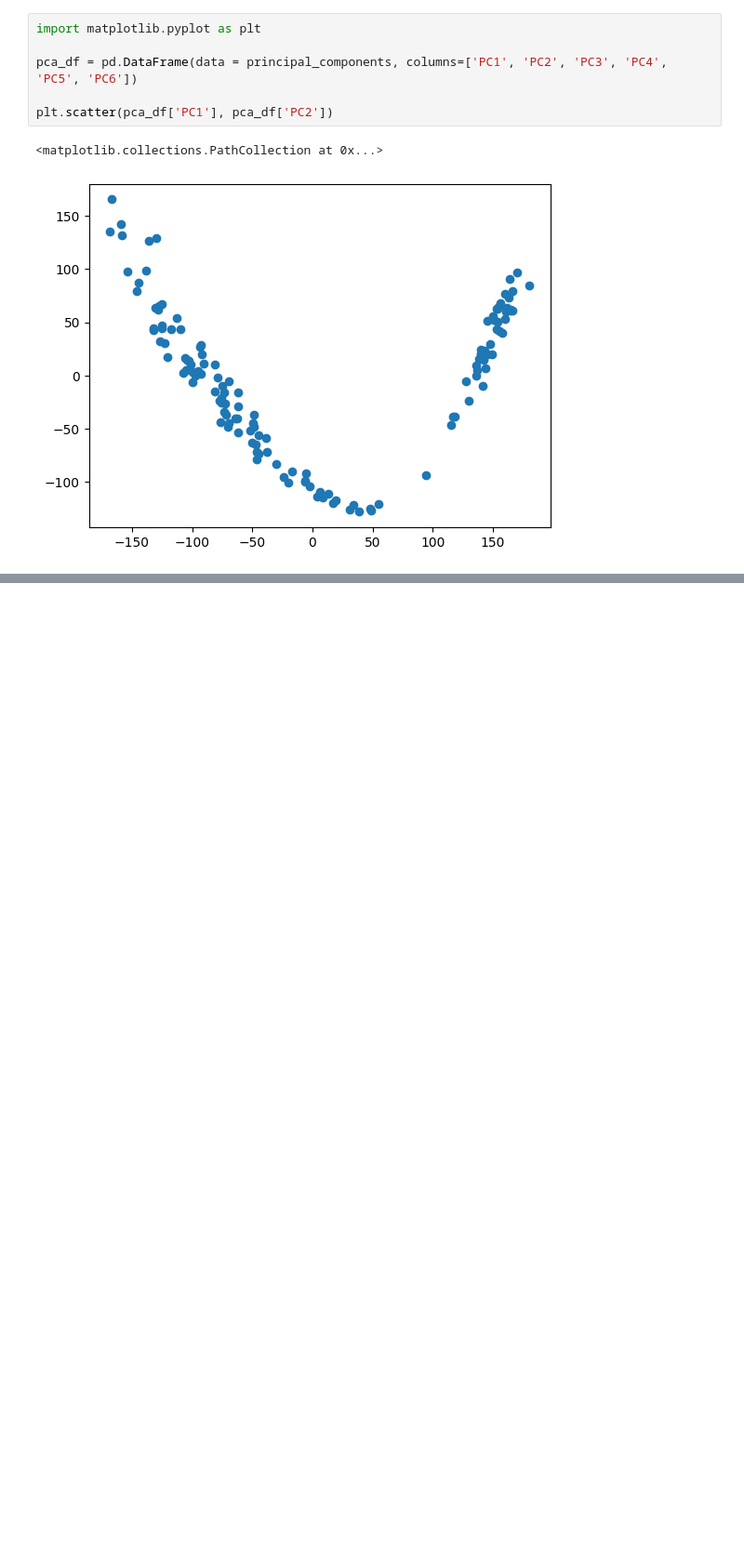
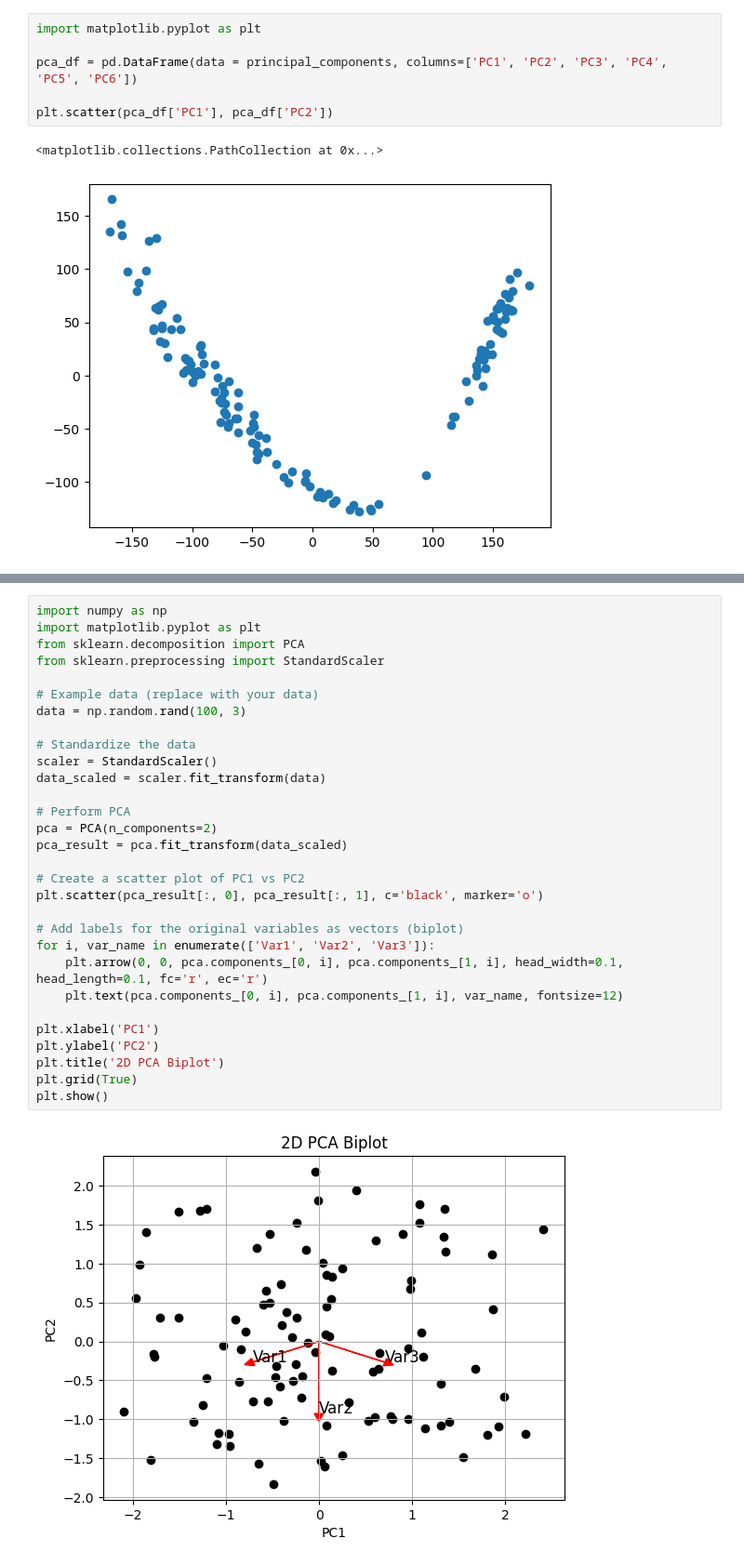
Before and after one commit to AmauryMaros/mgss2, a Jupyter notebook: Python notebooks/2_groups_pca.ipynb, the cells around one changed output, grey strips where cells are left out. Shown at 93% size. Saved outputs shown, nothing was run; the diff lists cells and outputs as text; blank space fills up the shorter version.

```diff
--- a/Python notebooks/2_groups_pca.ipynb
+++ b/Python notebooks/2_groups_pca.ipynb
@@ -66,0 +134,32 @@ plt.scatter(pca_df['PC1'], pca_df['PC2'])
+# %%
+import numpy as np
+import matplotlib.pyplot as plt
+from sklearn.decomposition import PCA
+from sklearn.preprocessing import StandardScaler
+
+# Example data (replace with your data)
+data = np.random.rand(100, 3)
+
+# Standardize the data
+scaler = StandardScaler()
+data_scaled = scaler.fit_transform(data)
+
+# Perform PCA
+pca = PCA(n_components=2)
+pca_result = pca.fit_transform(data_scaled)
+
+# Create a scatter plot of PC1 vs PC2
+plt.scatter(pca_result[:, 0], pca_result[:, 1], c='black', marker='o')
+
+# Add labels for the original variables as vectors (biplot)
+for i, var_name in enumerate(['Var1', 'Var2', 'Var3']):
+    plt.arrow(0, 0, pca.components_[0, i], pca.components_[1, i], head_width=0.1, head_length=0.1, fc='r', ec='r')
+    plt.text(pca.components_[0, i], pca.components_[1, i], var_name, fontsize=12)
+
+plt.xlabel('PC1')
+plt.ylabel('PC2')
+plt.title('2D PCA Biplot')
+plt.grid(True)
+plt.show()
+# %% [output]
+[figure, added]
```
Also changed, not shown: parts of 6 cells of this notebook, 3 other files.
